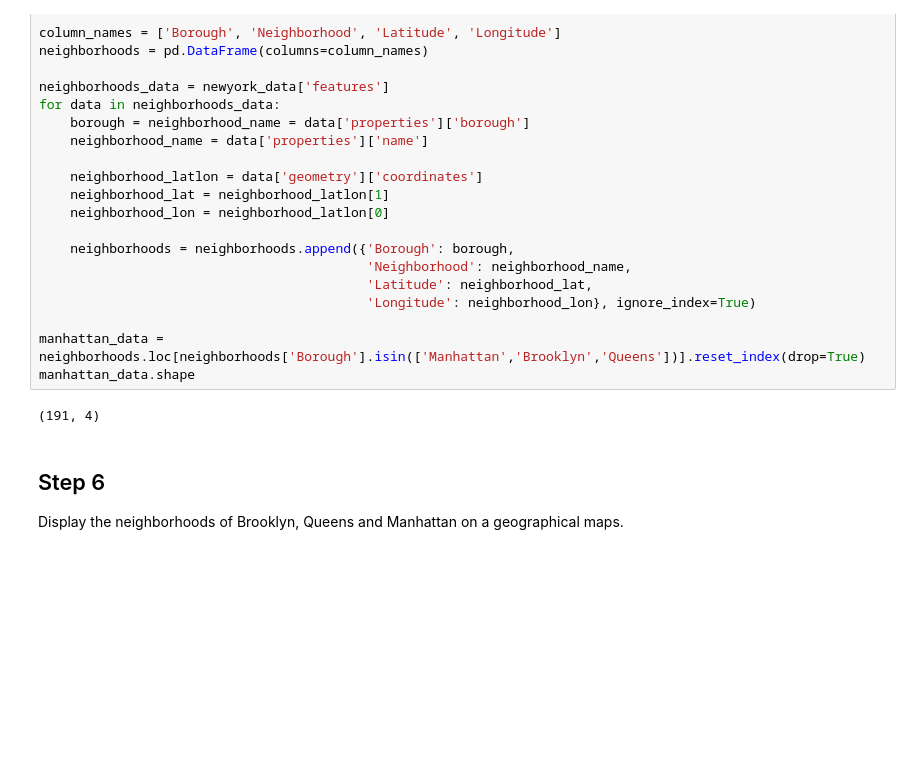
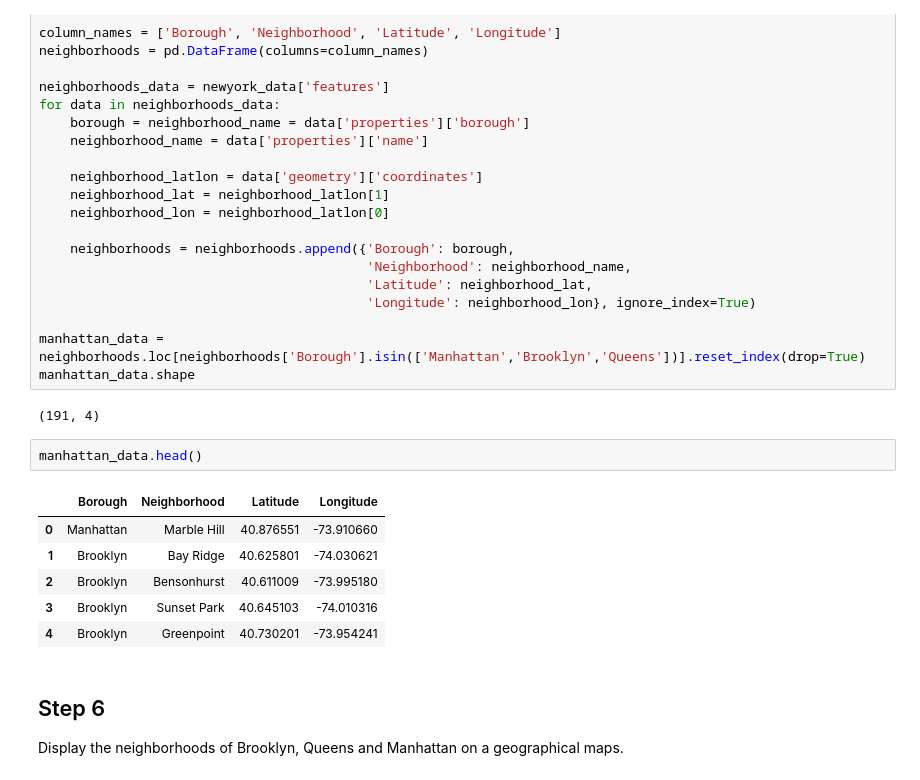
Before and after one commit to jayadev94/Coursera_Capstone, a Jupyter notebook: Battle_Of_The_Neighborhoods_Jayadev.ipynb, the cells around one changed output. Drawn from its saved outputs; the diff is of its cells as text; blank space fills up the shorter version.

```diff
--- a/Battle_Of_The_Neighborhoods_Jayadev.ipynb
+++ b/Battle_Of_The_Neighborhoods_Jayadev.ipynb
@@ -244,6 +245,15 @@ manhattan_data = neighborhoods.loc[neighborhoods['Borough'].isin(['Manhattan','B
 manhattan_data.shape
 # %% [output]
 (191, 4)
+# %%
+manhattan_data.head()
+# %% [output]
+|  | Borough | Neighborhood | Latitude | Longitude |
+| 0 | Manhattan | Marble Hill | 40.876551 | -73.910660 |
+| 1 | Brooklyn | Bay Ridge | 40.625801 | -74.030621 |
+| 2 | Brooklyn | Bensonhurst | 40.611009 | -73.995180 |
+| 3 | Brooklyn | Sunset Park | 40.645103 | -74.010316 |
+| 4 | Brooklyn | Greenpoint | 40.730201 | -73.954241 |
 # %% [markdown]
 ## Step 6
 
```
Also changed, not shown: parts of 12 cells of this notebook, 5 other files.
